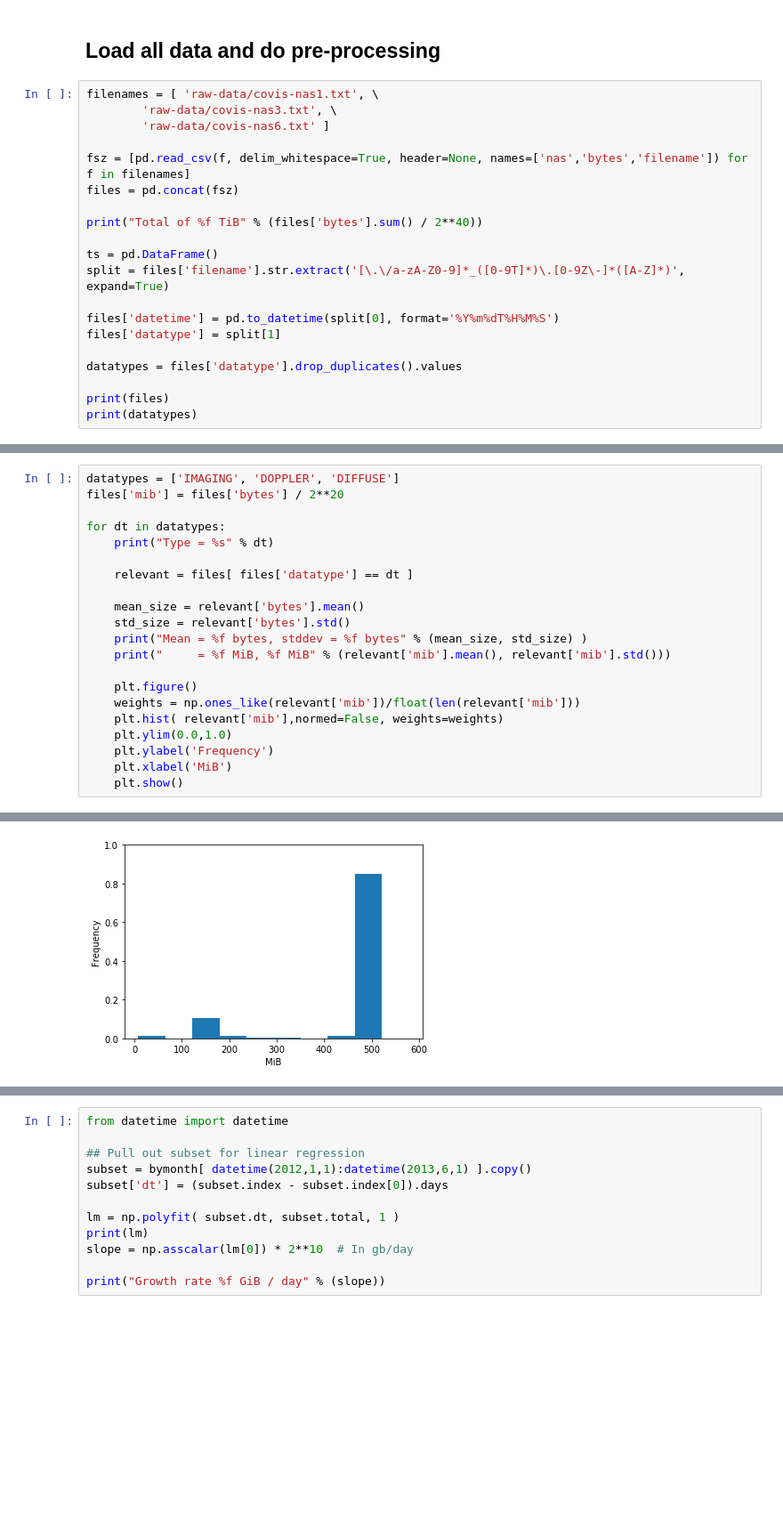
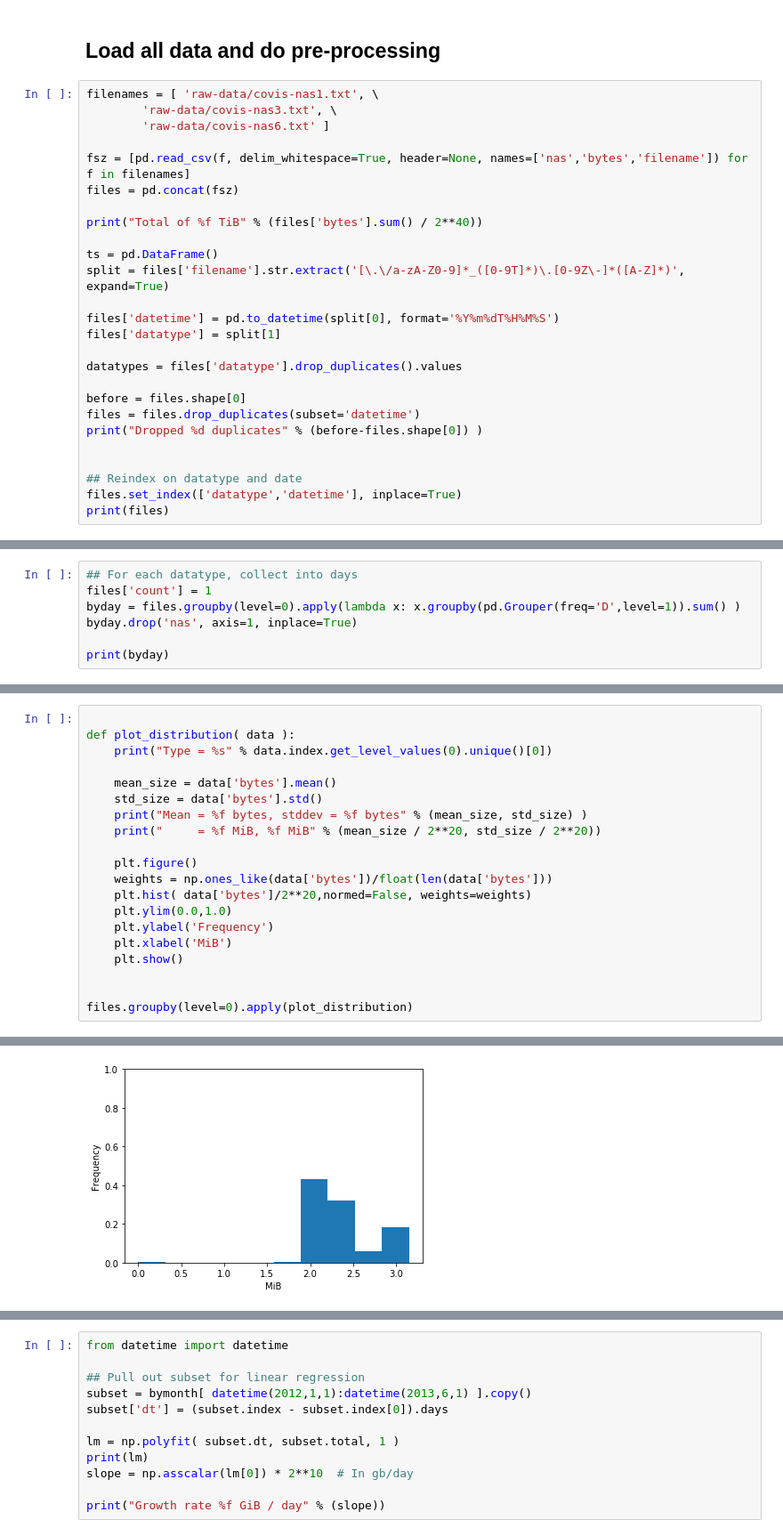
Before and after one commit to COVIS-Sonar/data-storage-analysis, a Jupyter notebook: Raw Archive Size Analysis.ipynb, the cells around one changed output, grey strips where cells are left out. Shown at 89% size. Drawn from its saved outputs; the diff is of its cells as text; blank space fills up the shorter version.

```diff
--- a/Raw Archive Size Analysis.ipynb
+++ b/Raw Archive Size Analysis.ipynb
@@ -28,7 +28,13 @@ files['datatype'] = split[1]
 
 datatypes = files['datatype'].drop_duplicates().values
 
+before = files.shape[0]
+files = files.drop_duplicates(subset='datetime')
+print("Dropped %d duplicates" % (before-files.shape[0]) )
+
+
+## Reindex on datatype and date
+files.set_index(['datatype','datetime'], inplace=True)
 print(files)
-print(datatypes)
 # %% [output]
 Total of 17.708135 TiB
@@ -54,0 +57,7 @@ Total of 17.708135 TiB
+# %%
+## For each datatype, collect into days
+files['count'] = 1
+byday = files.groupby(level=0).apply(lambda x: x.groupby(pd.Grouper(freq='D',level=1)).sum() )
+byday.drop('nas', axis=1, inplace=True)
+
+print(byday)
@@ -55,22 +82,21 @@ Total of 17.708135 TiB
 # %%
-datatypes = ['IMAGING', 'DOPPLER', 'DIFFUSE']
-files['mib'] = files['bytes'] / 2**20
 
-for dt in datatypes:
-    print("Type = %s" % dt)
+def plot_distribution( data ):
+    print("Type = %s" % data.index.get_level_values(0).unique()[0])
 
-    relevant = files[ files['datatype'] == dt ]
-
-    mean_size = relevant['bytes'].mean()
-    std_size = relevant['bytes'].std()
+    mean_size = data['bytes'].mean()
+    std_size = data['bytes'].std()
     print("Mean = %f bytes, stddev = %f bytes" % (mean_size, std_size) )
-    print("     = %f MiB, %f MiB" % (relevant['mib'].mean(), relevant['mib'].std()))
+    print("     = %f MiB, %f MiB" % (mean_size / 2**20, std_size / 2**20))
 
     plt.figure()
-    weights = np.ones_like(relevant['mib'])/float(len(relevant['mib']))
-    plt.hist( relevant['mib'],normed=False, weights=weights)
+    weights = np.ones_like(data['bytes'])/float(len(data['bytes']))
+    plt.hist( data['bytes']/2**20,normed=False, weights=weights)
     plt.ylim(0.0,1.0)
     plt.ylabel('Frequency')
     plt.xlabel('MiB')
     plt.show()
+
+
+files.groupby(level=0).apply(plot_distribution)
 # %% [output]
@@ -80 +106 @@ Mean = 460387265.526632 bytes, stddev = 120887518.678263 bytes
-[figure, old version]
+[figure, new version]
```
Also changed, not shown: parts of 9 cells of this notebook.
